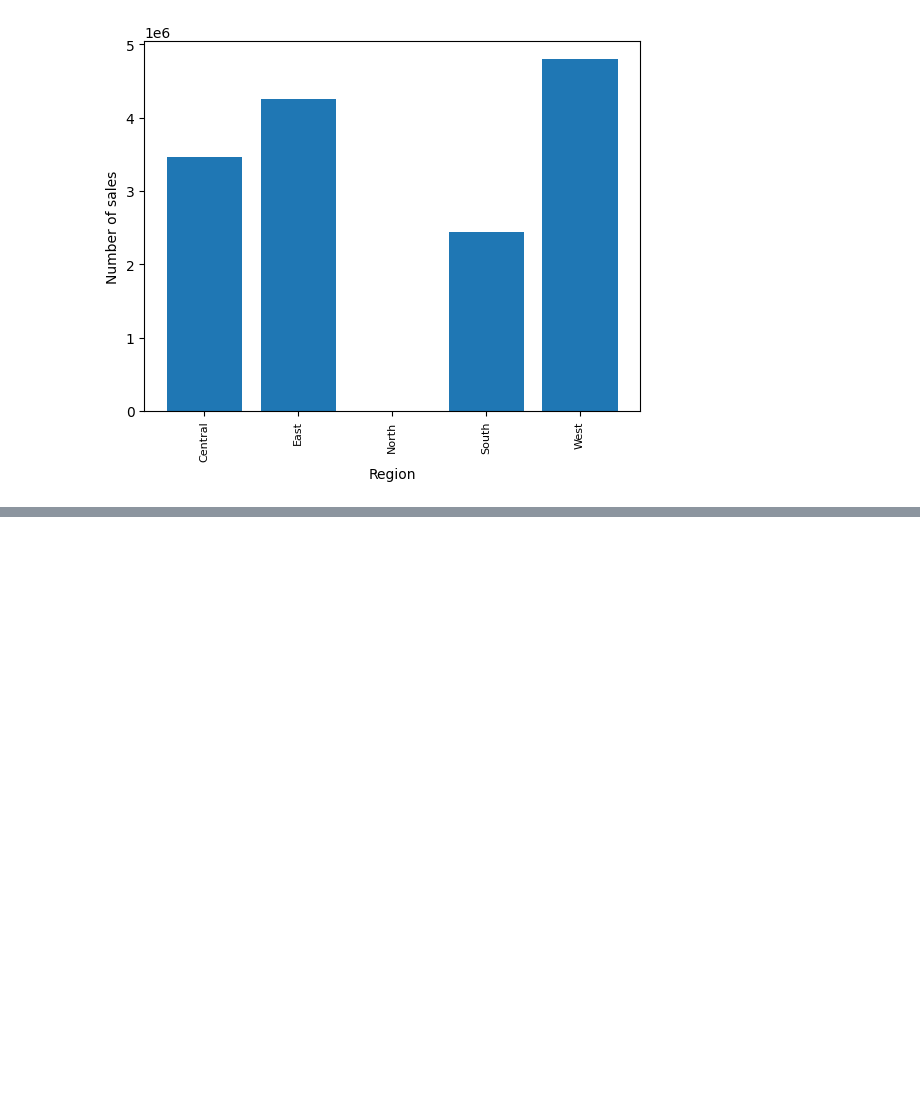
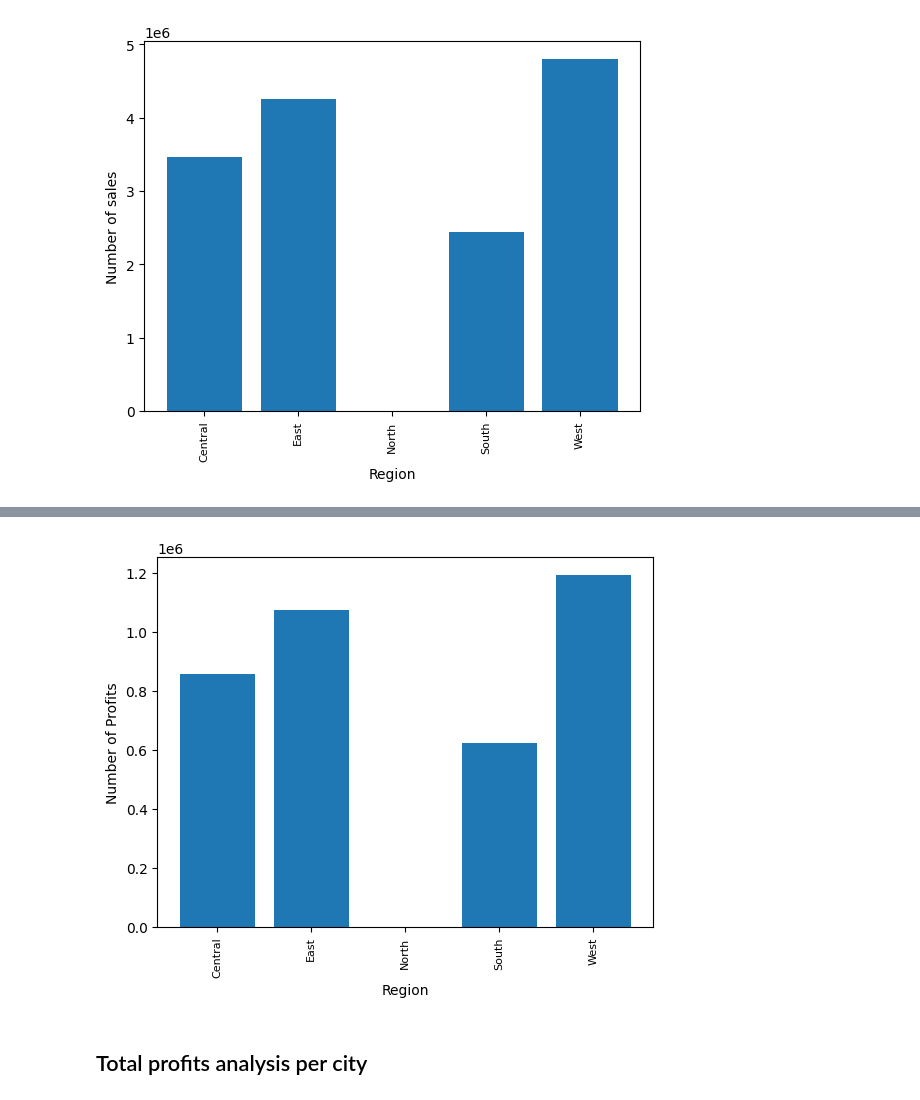
Before and after one commit to wandieinnocents/-Tweets-Sentiment-Analysis, a Jupyter notebook: v3_A_MULTIMODAL_ML_FRAMEWORK_FOR_BUSINESS_PERFORMANCE_ANALYSIS_Research_progress_v3.ipynb, the cells around one changed output, grey strips where cells are left out. Saved outputs shown, nothing was run; the diff lists cells and outputs as text; code cells hidden in the pictures; blank space fills up the shorter version.

```diff
--- a/v3_A_MULTIMODAL_ML_FRAMEWORK_FOR_BUSINESS_PERFORMANCE_ANALYSIS_Research_progress_v3.ipynb
+++ b/v3_A_MULTIMODAL_ML_FRAMEWORK_FOR_BUSINESS_PERFORMANCE_ANALYSIS_Research_progress_v3.ipynb
@@ -289,0 +323,5 @@ plt.show()
+# %%
+# profit analysis by region
+regions_filter = df.groupby('Region')
+regions_filter_profits = regions_filter.sum()['Profit']
+regions_filter_profits
@@ -289,0 +336,16 @@ plt.show()
+# %%
+# profit analysis by region
+
+regions_filter_profits_analysis = [product for product, df in regions_filter]
+
+# bar plot
+plt.bar(regions_filter_profits_analysis, regions_filter_profits)
+plt.ylabel('Number of Profits')
+plt.xlabel('Region')
+plt.xticks(regions_filter_profits_analysis, rotation='vertical', size=8)
+# bar width
+plt.show()
+# %% [output]
+[figure, added]
+# %% [markdown]
+## Total profits analysis per city
```
Also changed, not shown: parts of 42 cells of this notebook.
